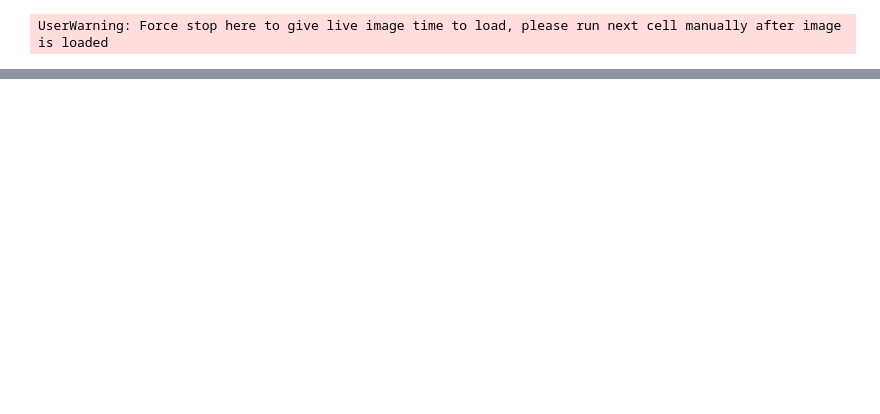
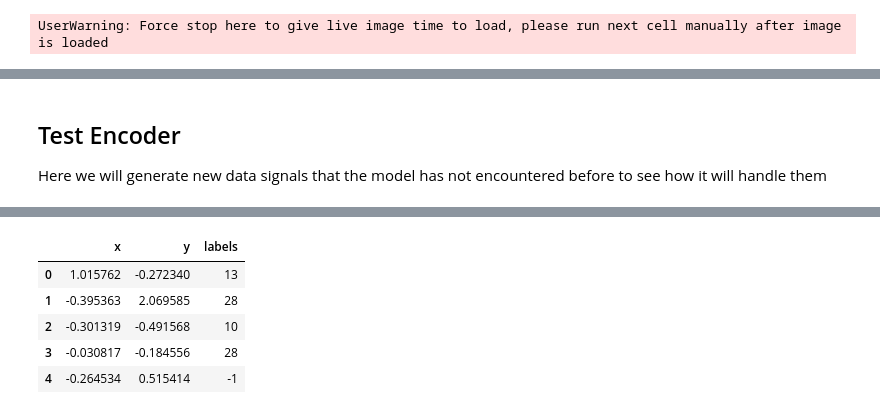
Before and after one commit to N4321D/Variational-Autoencoder-Demo, a Jupyter notebook: AUTO_ENC_DEMO.ipynb, the cells around one changed output, grey strips where cells are left out. Saved outputs shown, nothing was run; the diff lists cells and outputs as text; code cells hidden in the pictures; blank space fills up the shorter version.

Commit message:
create new branch that plots new data points in trained encoder

```diff
--- a/AUTO_ENC_DEMO.ipynb
+++ b/AUTO_ENC_DEMO.ipynb
@@ -100,7 +102,7 @@ def generate_signal(sample_rate=1000, duration=1.0, num_frequencies=5, freq_rang
     # Define the frequencies
     # frequencies = np.random.uniform(freq_range[0], freq_range[1], num_frequencies)
     if frequencies is None:
-        frequencies = np.random.choice(np.linspace(*freq_range, freq_range[1] * 10), num_frequencies, replace=False)
+        frequencies = np.random.choice(np.linspace(*freq_range, num_frequencies * N_PATTERNS), num_frequencies, replace=False)
     generate_signal.frequencies = frequencies
 
     # Generate the signal
@@ -390,13 +394,13 @@ def build_model(
     )
 
     x = keras.layers.Dense(
-        n_feat * latent_inputs.shape[-1],
+        8 * latent_inputs.shape[-1],
         activation="relu",
         name=f"decoder_expand",
     )(latent_inputs)
 
     # scale up signal to original dimensions
-    _shape_mp = int(seq_len / (2**scale_steps))
+    _shape_mp = int(seq_len / (2 ** scale_steps))
     x = keras.layers.Reshape((_shape_mp, x.shape[-1] // _shape_mp))(x)
 
     for i in range(scale_steps):
@@ -426,8 +430,8 @@ def build_model(
 
 
 vae_encoder, decoder = build_model(
-    SEQUENCE_LENGTH,
-    N_FEATURES + 1,  # + 1 for time signal
+    X.shape[1],
+    X.shape[2],
     conv_filts=16,
     time_bypass=TIME_BYPASS,
 )
@@ -783,0 +789,3 @@ Wall time: 47min 7s
+# %% [markdown]
+## Test Encoder
+Here we will generate new data signals that the model has not encountered before to see how it will handle them
@@ -783,0 +795,7 @@ Wall time: 47min 7s
+# %%
+df = pd.DataFrame(encoder.predict(X_val, batch_size=4096),
+                          columns=['x', 'y']
+                         )
+df['labels'] = labels_val
+df.head()
+# %% [output]
@@ -783,0 +803,6 @@ Wall time: 47min 7s
+|  | x | y | labels |
+| 0 | 1.015762 | -0.272340 | 13 |
+| 1 | -0.395363 | 2.069585 | 28 |
+| 2 | -0.301319 | -0.491568 | 10 |
+| 3 | -0.030817 | -0.184556 | 28 |
+| 4 | -0.264534 | 0.515414 | -1 |
```
Also changed, not shown: parts of 13 cells of this notebook, 5 other files.
